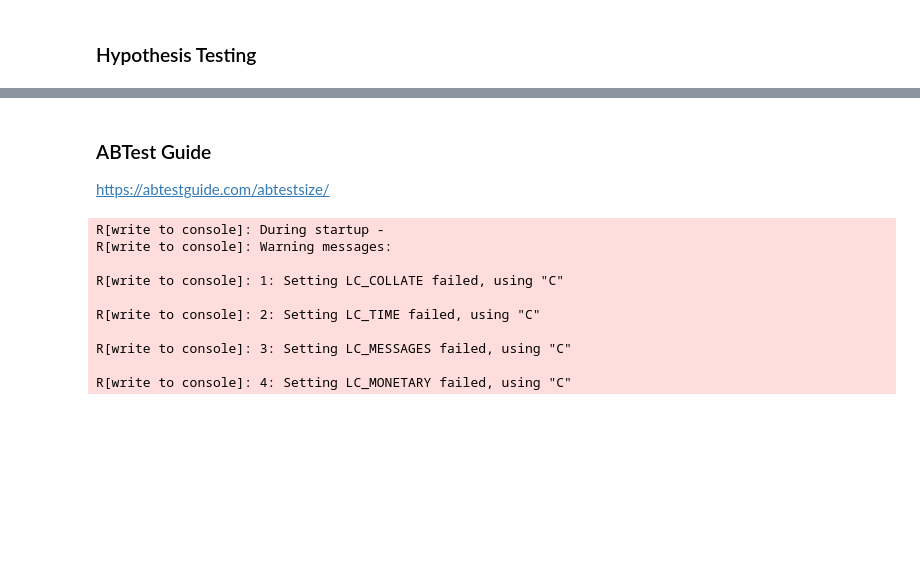
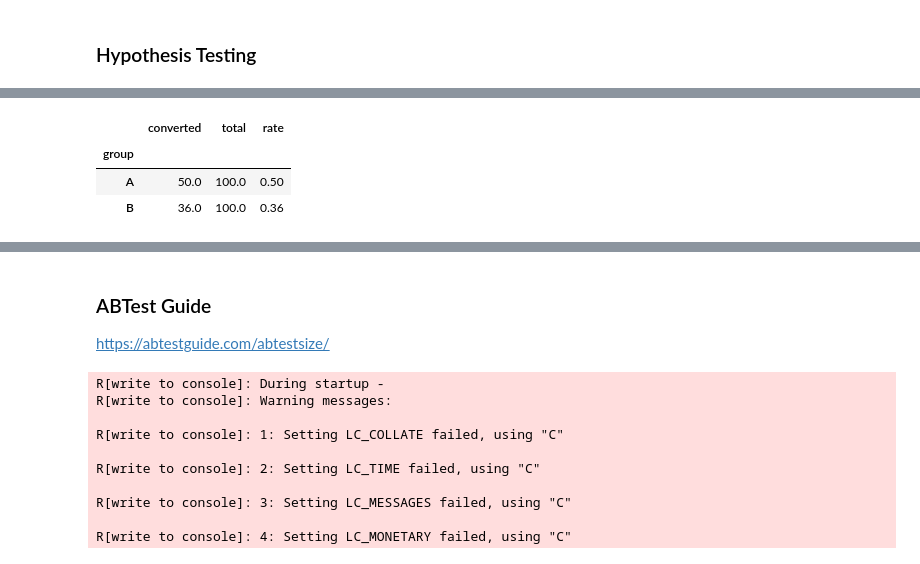
Before and after one commit to samanthansr/statistics-cookbook, a Jupyter notebook: statistics-cookbook.ipynb, the cells around one changed output, grey strips where cells are left out. Drawn from its saved outputs; the diff is of its cells as text; code cells hidden in the pictures; blank space fills up the shorter version.

```diff
--- a/statistics-cookbook.ipynb
+++ b/statistics-cookbook.ipynb
@@ -2,0 +67,27 @@
+# %%
+# contingency table
+def contingency_table(df):
+
+    pivot = pd.pivot_table(df,
+                           index='group',
+                           aggfunc = {'converted': [np.sum,
+                                                    lambda x: len(x),
+                                                    np.mean]})
+
+    # dropping redundant level 'converted'
+    pivot.columns = pivot.columns.droplevel(0)
+
+    # rename columns
+    pivot.rename(columns={'<lambda>': 'total',
+                          'mean': 'rate',
+                          'sum': 'converted'}, inplace=True)
+
+
+    return pivot[['converted', 'total', 'rate']]
+
+contingency_table(ab_data)
+# %% [output]
+|  | converted | total | rate |
+| group |  |  |  |
+| A | 50.0 | 100.0 | 0.50 |
+| B | 36.0 | 100.0 | 0.36 |
```
Also changed, not shown: parts of 26 cells of this notebook.
